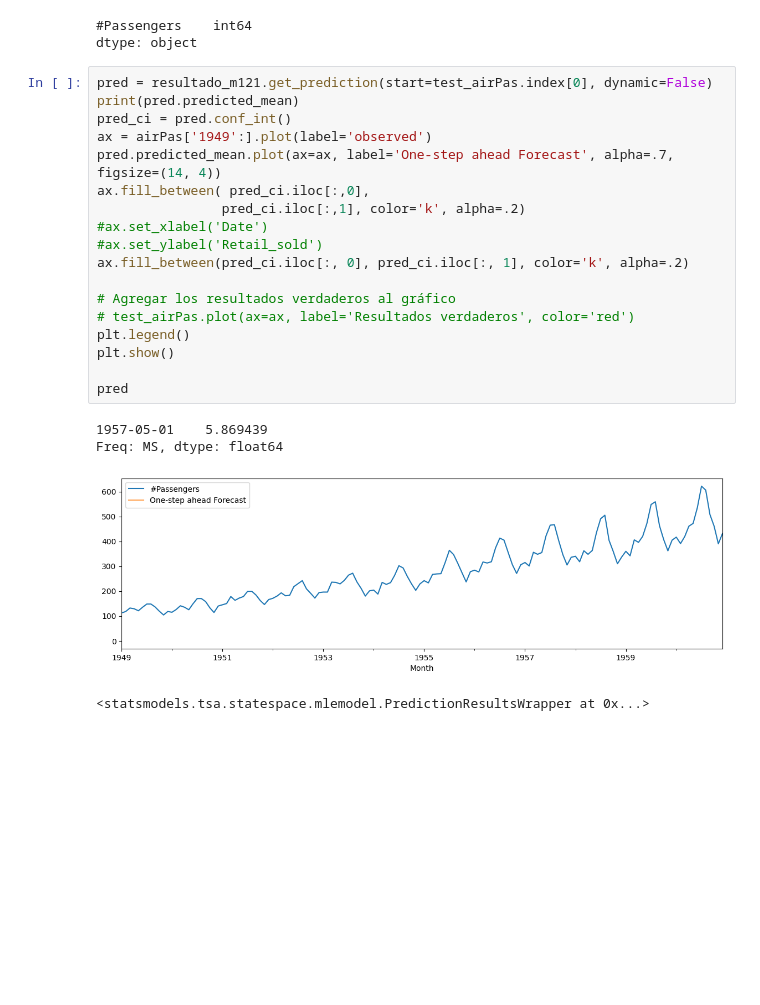
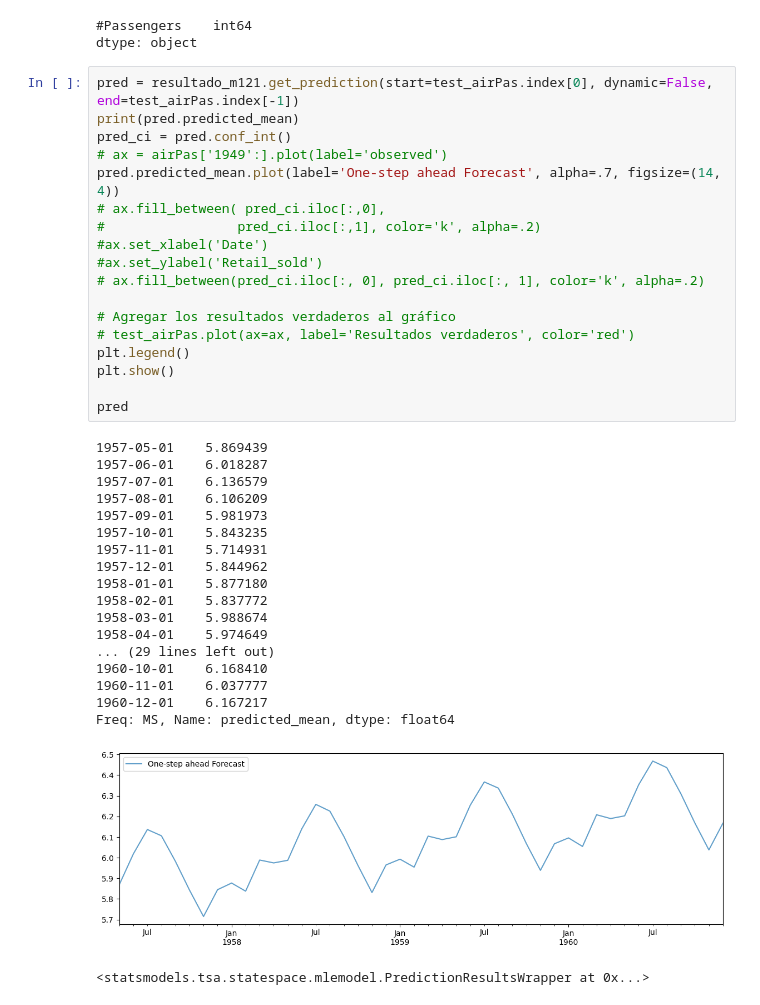
Before and after one commit to Daniel14gonc/Lab2_DS, a Jupyter notebook: Ejemplo series de tiempo.ipynb, the cells around one changed output. Drawn from its saved outputs; the diff is of its cells as text; blank space fills up the shorter version.

```diff
--- a/Ejemplo series de tiempo.ipynb
+++ b/Ejemplo series de tiempo.ipynb
@@ -349,25 +349,40 @@ print(airPas.dtypes)
 #Passengers    int64
 dtype: object
 # %%
-pred = resultado_m121.get_prediction(start=test_airPas.index[0], dynamic=False)
+pred = resultado_m121.get_prediction(start=test_airPas.index[0], dynamic=False, end=test_airPas.index[-1])
 print(pred.predicted_mean)
 pred_ci = pred.conf_int()
-ax = airPas['1949':].plot(label='observed')
-pred.predicted_mean.plot(ax=ax, label='One-step ahead Forecast', alpha=.7, figsize=(14, 4))
-ax.fill_between( pred_ci.iloc[:,0],
-                pred_ci.iloc[:,1], color='k', alpha=.2)
+# ax = airPas['1949':].plot(label='observed')
+pred.predicted_mean.plot(label='One-step ahead Forecast', alpha=.7, figsize=(14, 4))
+# ax.fill_between( pred_ci.iloc[:,0],
+#                 pred_ci.iloc[:,1], color='k', alpha=.2)
 #ax.set_xlabel('Date')
 #ax.set_ylabel('Retail_sold')
-ax.fill_between(pred_ci.iloc[:, 0], pred_ci.iloc[:, 1], color='k', alpha=.2)
+# ax.fill_between(pred_ci.iloc[:, 0], pred_ci.iloc[:, 1], color='k', alpha=.2)
 
 # Agregar los resultados verdaderos al gráfico
 # test_airPas.plot(ax=ax, label='Resultados verdaderos', color='red')
 plt.legend()
 plt.show()
 
 pred
 # %% [output]
 1957-05-01    5.869439
-Freq: MS, dtype: float64
+1957-06-01    6.018287
+1957-07-01    6.136579
+1957-08-01    6.106209
+1957-09-01    5.981973
+1957-10-01    5.843235
+1957-11-01    5.714931
+1957-12-01    5.844962
+1958-01-01    5.877180
+1958-02-01    5.837772
+1958-03-01    5.988674
+1958-04-01    5.974649
+... (29 lines left out)
+1960-10-01    6.168410
+1960-11-01    6.037777
+1960-12-01    6.167217
+Freq: MS, Name: predicted_mean, dtype: float64
-[figure, old version]
+[figure, new version]
 <statsmodels.tsa.statespace.mlemodel.PredictionResultsWrapper at 0x...>
```
Also changed, not shown: 3 other files.
